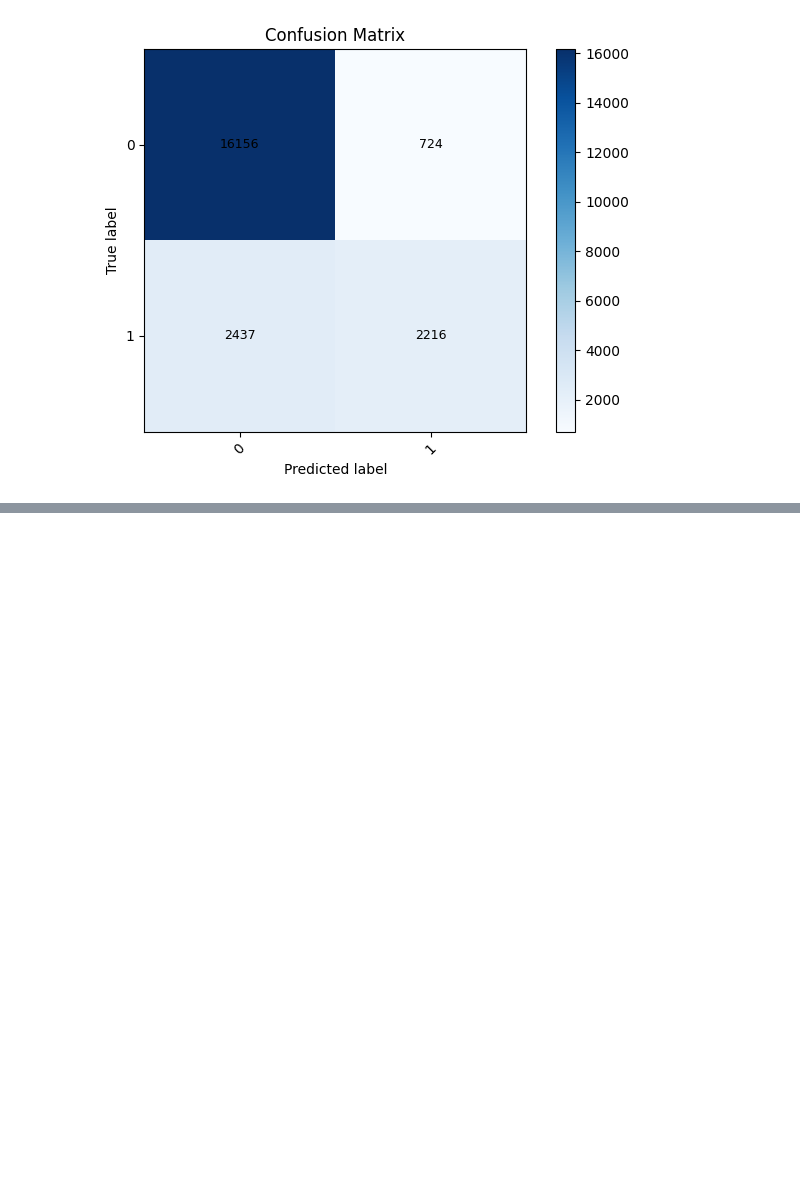
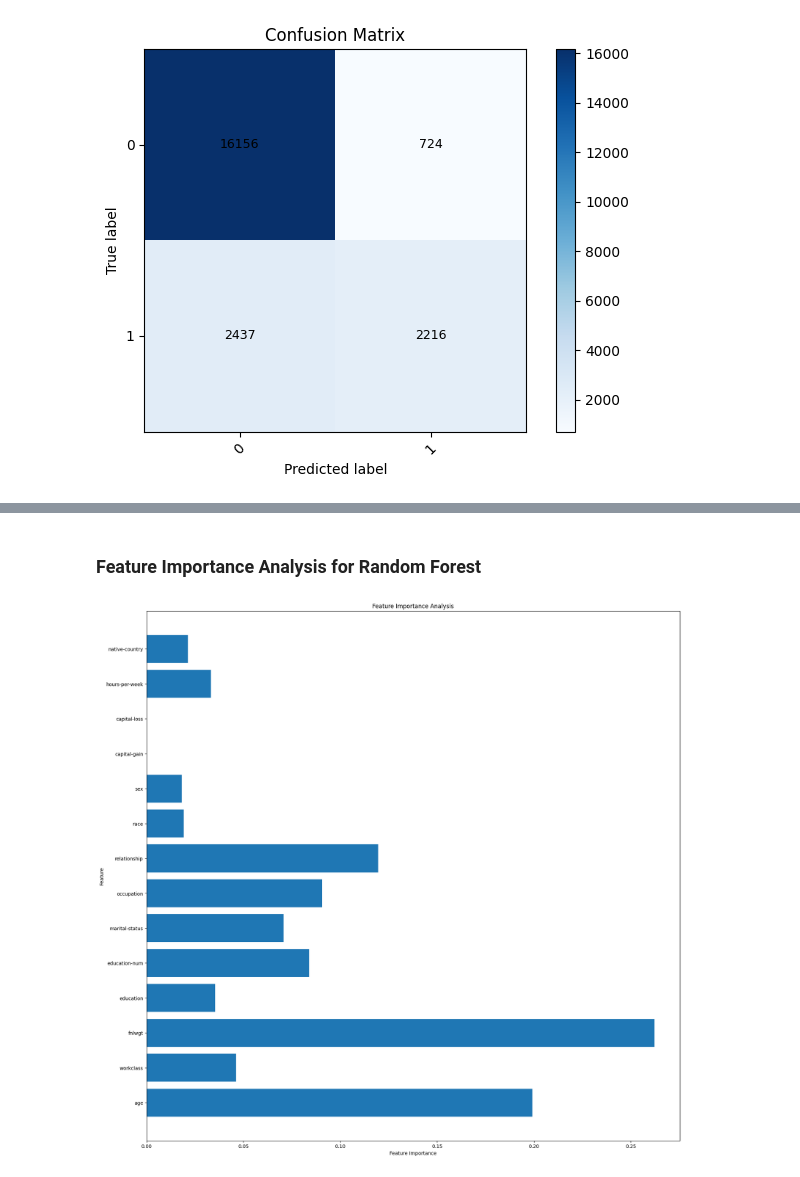
Before and after one commit to RaviWella/ML_CW, a Jupyter notebook: Income_Prediction.ipynb, the cells around one changed output, grey strips where cells are left out. Drawn from its saved outputs; the diff is of its cells as text; code cells hidden in the pictures; blank space fills up the shorter version.

```diff
--- a/Income_Prediction.ipynb
+++ b/Income_Prediction.ipynb
@@ -711,0 +739,16 @@ plt.show()
+# %% [markdown]
+### Feature Importance Analysis for Random Forest
+# %%
+# Extract feature importances from the trained model
+
+feature_importances = Rfc.feature_importances_
+
+# Visualize feature importances
+plt.figure(figsize=(20, 20))
+plt.barh(X.columns, feature_importances)
+plt.xlabel('Feature Importance')
+plt.ylabel('Feature')
+plt.title('Feature Importance Analysis')
+plt.show()
+# %% [output]
+[figure, added]
```
Also changed, not shown: parts of 2 cells of this notebook.
